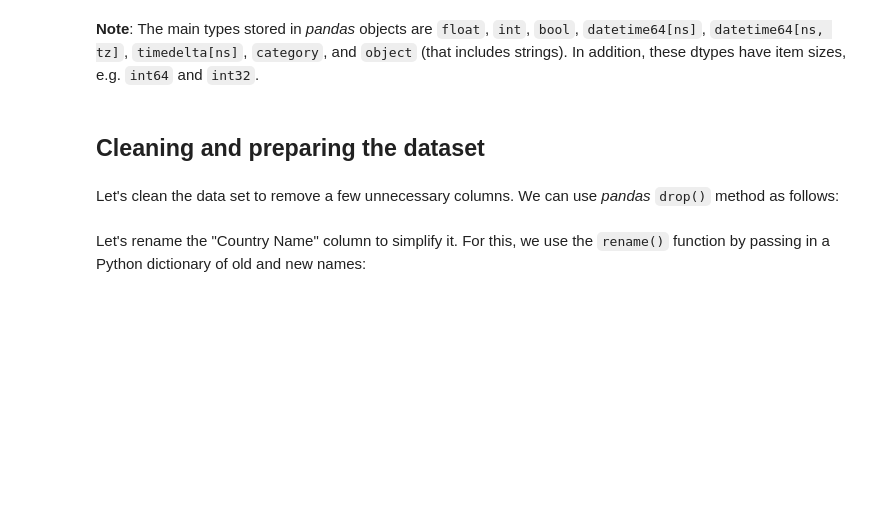
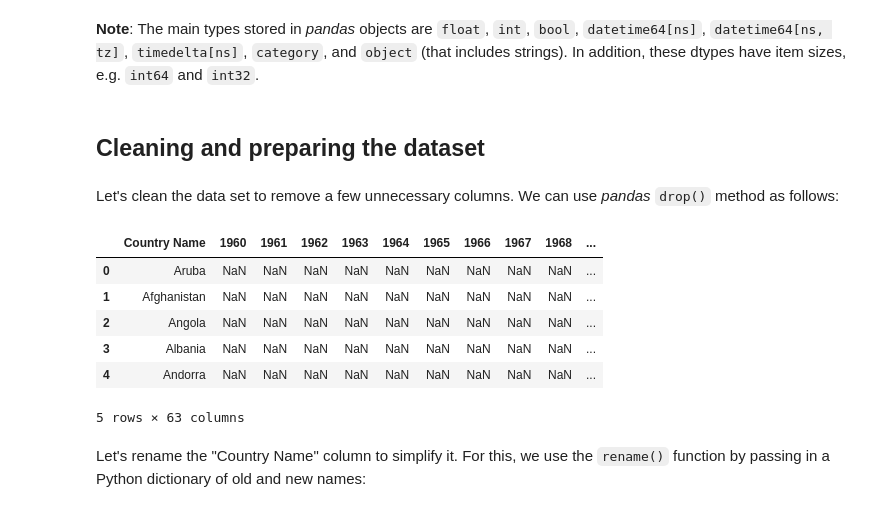
Before and after one commit to billstam12/VA-Lab-1-notebooks, a Jupyter notebook: Pandas-Basics.ipynb, the cells around one changed output. Cells and saved outputs as stored; diff of their text form; code cells hidden in the pictures; blank space fills up the shorter version.

```diff
--- a/Pandas-Basics.ipynb
+++ b/Pandas-Basics.ipynb
@@ -102,8 +231,17 @@ df_tourism.shape
 Let's clean the data set to remove a few unnecessary columns. We can use *pandas* `drop()` method as follows:
 # %%
 # axis=0 represents rows (default) and axis=1 represents columns.
-df_tourism.drop([0], axis=0, inplace=True)
+df_tourism.drop(['Country Code', 'Indicator Name','Indicator Code'], axis=1, inplace=True)
+df_tourism.drop([0], axis=0) # for info only
 df_tourism.head()
+# %% [output]
+|  | Country Name | 1960 | 1961 | 1962 | 1963 | 1964 | 1965 | 1966 | 1967 | 1968 | ... |
+| 0 | Aruba | NaN | NaN | NaN | NaN | NaN | NaN | NaN | NaN | NaN | ... |
+| 1 | Afghanistan | NaN | NaN | NaN | NaN | NaN | NaN | NaN | NaN | NaN | ... |
+| 2 | Angola | NaN | NaN | NaN | NaN | NaN | NaN | NaN | NaN | NaN | ... |
+| 3 | Albania | NaN | NaN | NaN | NaN | NaN | NaN | NaN | NaN | NaN | ... |
+| 4 | Andorra | NaN | NaN | NaN | NaN | NaN | NaN | NaN | NaN | NaN | ... |
+5 rows × 63 columns
 # %% [markdown]
 Let's rename the "Country Name" column to simplify it. For this, we use the `rename()` function by passing in a Python dictionary of old and new names:
 # %%
```
Also changed, not shown: parts of 42 cells of this notebook.
